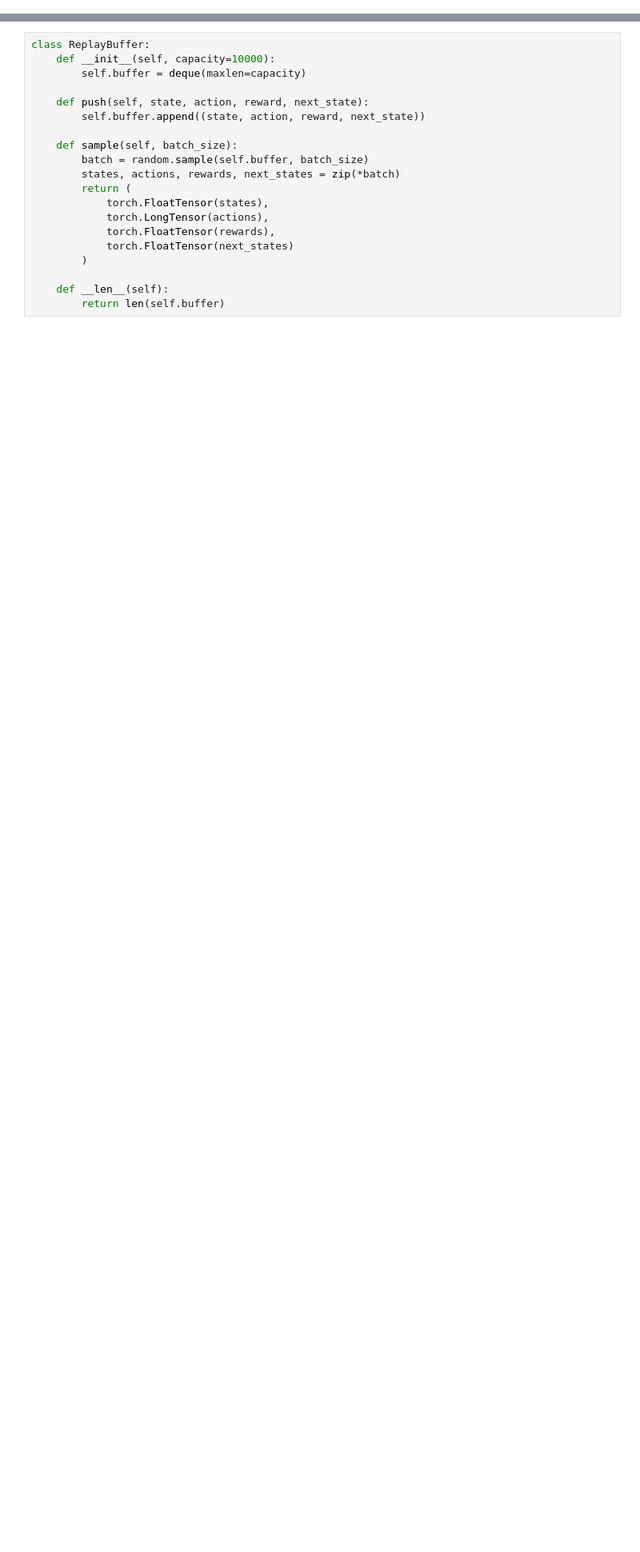
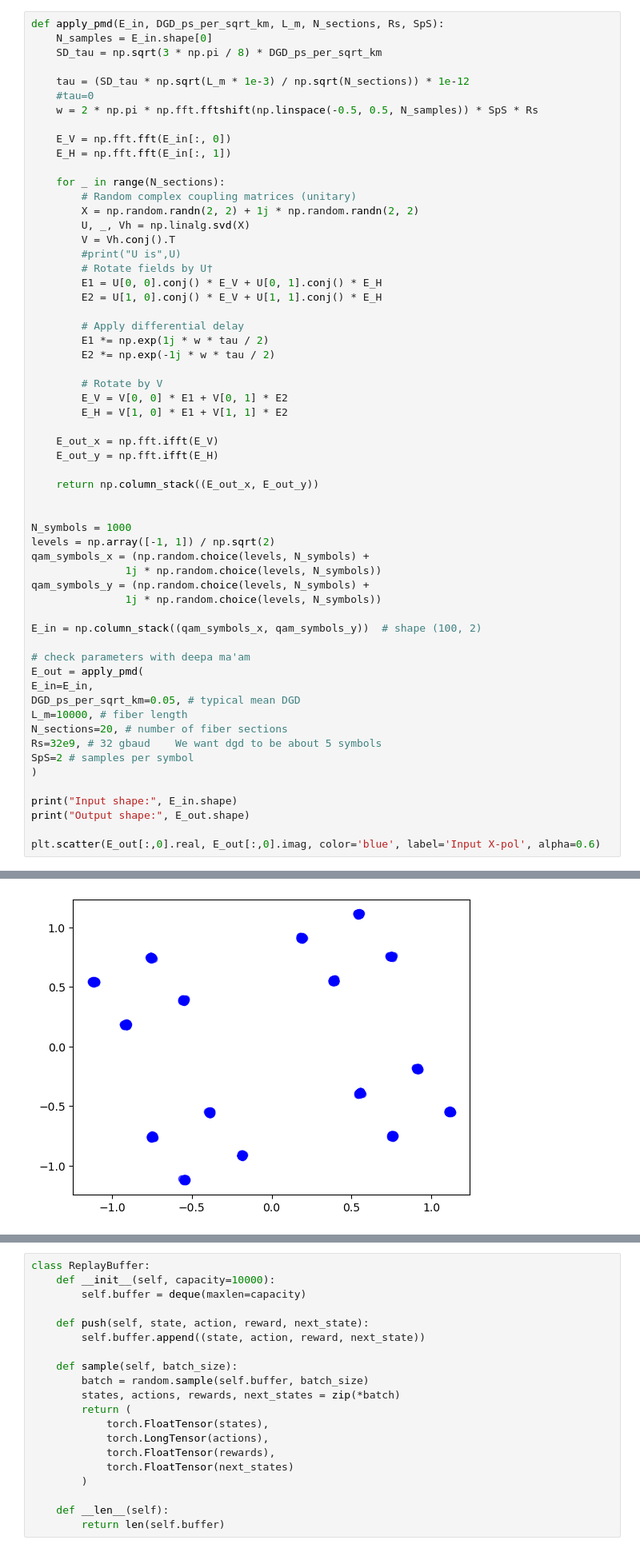
Before and after one commit to Denviser/RL-Project, a Jupyter notebook: dqn_implementation.ipynb, the cells around one changed output, grey strips where cells are left out. Shown at 80% size. Saved outputs shown, nothing was run; the diff lists cells and outputs as text; blank space fills up the shorter version.

```diff
--- a/dqn_implementation.ipynb
+++ b/dqn_implementation.ipynb
@@ -7 +8,61 @@ import random
 from collections import deque
+# %%
+def apply_pmd(E_in, DGD_ps_per_sqrt_km, L_m, N_sections, Rs, SpS):
+    N_samples = E_in.shape[0]
+    SD_tau = np.sqrt(3 * np.pi / 8) * DGD_ps_per_sqrt_km
+
+    tau = (SD_tau * np.sqrt(L_m * 1e-3) / np.sqrt(N_sections)) * 1e-12
+    #tau=0
+    w = 2 * np.pi * np.fft.fftshift(np.linspace(-0.5, 0.5, N_samples)) * SpS * Rs
+
+    E_V = np.fft.fft(E_in[:, 0])
+    E_H = np.fft.fft(E_in[:, 1])
+
+    for _ in range(N_sections):
+        # Random complex coupling matrices (unitary)
+        X = np.random.randn(2, 2) + 1j * np.random.randn(2, 2)
+        U, _, Vh = np.linalg.svd(X)
+        V = Vh.conj().T
+        #print("U is",U)
+        # Rotate fields by U†
+        E1 = U[0, 0].conj() * E_V + U[0, 1].conj() * E_H
+        E2 = U[1, 0].conj() * E_V + U[1, 1].conj() * E_H
+
+        # Apply differential delay
+        E1 *= np.exp(1j * w * tau / 2)
+        E2 *= np.exp(-1j * w * tau / 2)
+
+        # Rotate by V
+        E_V = V[0, 0] * E1 + V[0, 1] * E2
+        E_H = V[1, 0] * E1 + V[1, 1] * E2
+
+    E_out_x = np.fft.ifft(E_V)
+    E_out_y = np.fft.ifft(E_H)
+
+    return np.column_stack((E_out_x, E_out_y))
+
+
+N_symbols = 1000
+levels = np.array([-1, 1]) / np.sqrt(2)
+qam_symbols_x = (np.random.choice(levels, N_symbols) +
+               1j * np.random.choice(levels, N_symbols))
+qam_symbols_y = (np.random.choice(levels, N_symbols) +
+               1j * np.random.choice(levels, N_symbols))
+
+E_in = np.column_stack((qam_symbols_x, qam_symbols_y))  # shape (100, 2)
+
+# check parameters with deepa ma'am
+E_out = apply_pmd(
+E_in=E_in,
+DGD_ps_per_sqrt_km=0.05, # typical mean DGD
+L_m=10000, # fiber length
+N_sections=20, # number of fiber sections
+Rs=32e9, # 32 gbaud    We want dgd to be about 5 symbols
+SpS=2 # samples per symbol
+)
+
+print("Input shape:", E_in.shape)
+print("Output shape:", E_out.shape)
+
+plt.scatter(E_out[:,0].real, E_out[:,0].imag, color='blue', label='Input X-pol', alpha=0.6)
+# %% [output]
@@ -8 +72,2 @@ from collections import deque
+[figure, added]
 # %%
```
Also changed, not shown: parts of 9 cells of this notebook.
